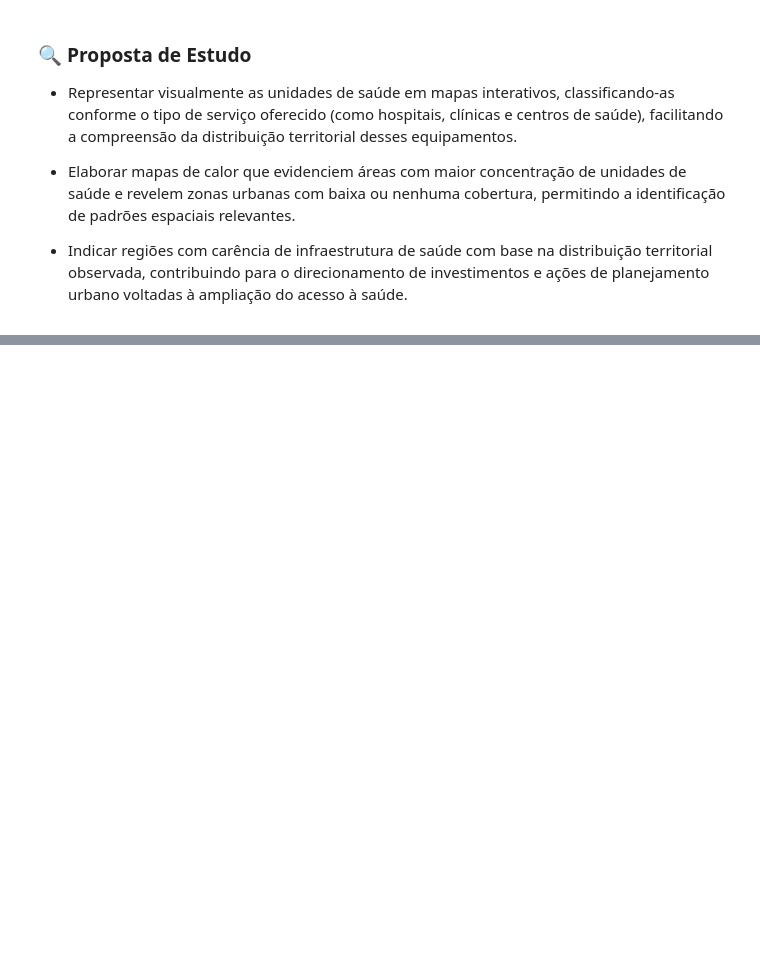
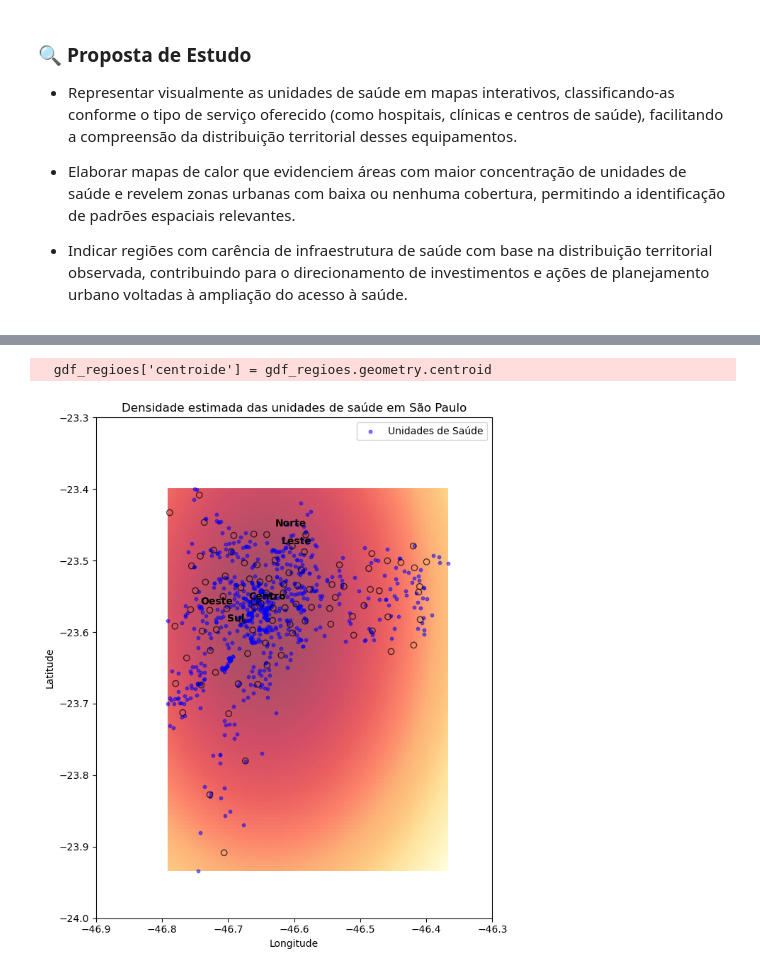
Before and after one commit to Cadu-Dias/GeoLoc_IMT_2025, a Jupyter notebook: notebooks/analise_acessibilidade_sp_simples.ipynb, the cells around one changed output, grey strips where cells are left out. Drawn from its saved outputs; the diff is of its cells as text; code cells hidden in the pictures; blank space fills up the shorter version.

```diff
--- a/notebooks/analise_acessibilidade_sp_simples.ipynb
+++ b/notebooks/analise_acessibilidade_sp_simples.ipynb
@@ -140,0 +236,19 @@ KeplerGl(data={'health unitys': {'index': [0, 1, 2, 3, 4, 5, 6, 7, 8, 9, 10, 11,
+# %%
+unidades_proj = unidades_saude.to_crs(epsg=31983)
+unidades_proj['centroide'] = unidades_proj.geometry.centroid
+unidades_centroides = unidades_proj.set_geometry('centroide').to_crs(epsg=4326)
+
+coordenadas_validas = unidades_centroides.geometry[
+    unidades_centroides.geometry.type == 'Point'
+].dropna()
+coords = np.vstack([[geom.x, geom.y] for geom in coordenadas_validas])
+
+kde = KernelDensity(bandwidth=0.01, metric='haversine', kernel='gaussian', algorithm='ball_tree')
+coords_rad = np.radians(coords)
+kde.fit(coords_rad)
+
+xmin, ymin, xmax, ymax = coordenadas_validas.total_bounds
+xx, yy = np.meshgrid(np.linspace(xmin, xmax, 100),
+                     np.linspace(ymin, ymax, 100))
+grid_points = np.vstack([xx.ravel(), yy.ravel()]).T
+grid_points_rad = np.radians(grid_points)
@@ -140,0 +277,46 @@ KeplerGl(data={'health unitys': {'index': [0, 1, 2, 3, 4, 5, 6, 7, 8, 9, 10, 11,
+# %%
+log_density = kde.score_samples(grid_points_rad)
+density = np.exp(log_density)
+density_norm = (density - density.min()) / (density.max() - density.min())
+density_map = density_norm.reshape(xx.shape)
+
+# Carregar e processar distritos para extrair zonas
+df_distritos = pd.read_csv('distritos-sp.csv')
+df_distritos['geometry'] = df_distritos['geometry'].apply(lambda x: loads(x) if pd.notnull(x) else None)
+
+gdf_distritos = gpd.GeoDataFrame(df_distritos[['regioes', 'geometry']], geometry='geometry', crs='EPSG:4326')
+gdf_regioes = gdf_distritos.dissolve(by='regioes').reset_index()
+gdf_regioes['centroide'] = gdf_regioes.geometry.centroid
+gdf_regioes[['centro_lon', 'centro_lat']] = gdf_regioes['centroide'].apply(lambda p: pd.Series([p.x, p.y]))
+
+fig, ax = plt.subplots(figsize=(10, 8))
+
+ax.imshow(
+    density_map,
+    origin='lower',
+    extent=(xmin, xmax, ymin, ymax),
+    cmap='YlOrRd',
+    alpha=0.7
+)
+
+ax.scatter(coords[:, 0], coords[:, 1], c='blue', s=10, alpha=0.5, label='Unidades de Saúde')
+gdf_regioes.plot(ax=ax, edgecolor='black', linewidth=1, facecolor='none', alpha=0.7)
+
+# Nomes das zonas
+for _, row in gdf_regioes.iterrows():
+    ax.text(row['centro_lon'], row['centro_lat'], row['regioes'],
+            fontsize=10, ha='center', va='center', color='black', weight='bold')
+
+ax.set_xlim(-46.9, -46.3)
+ax.set_ylim(-24.0, -23.3)
+
+ax.set_title('Densidade estimada das unidades de saúde em São Paulo')
+ax.set_xlabel('Longitude')
+ax.set_ylabel('Latitude')
+ax.legend()
+plt.tight_layout()
+plt.savefig('densidade_com_zonas.png')
+plt.show()
+# %% [output]
+  gdf_regioes['centroide'] = gdf_regioes.geometry.centroid
+[figure, added]
```
Also changed, not shown: parts of 16 cells of this notebook, 5 other files.
